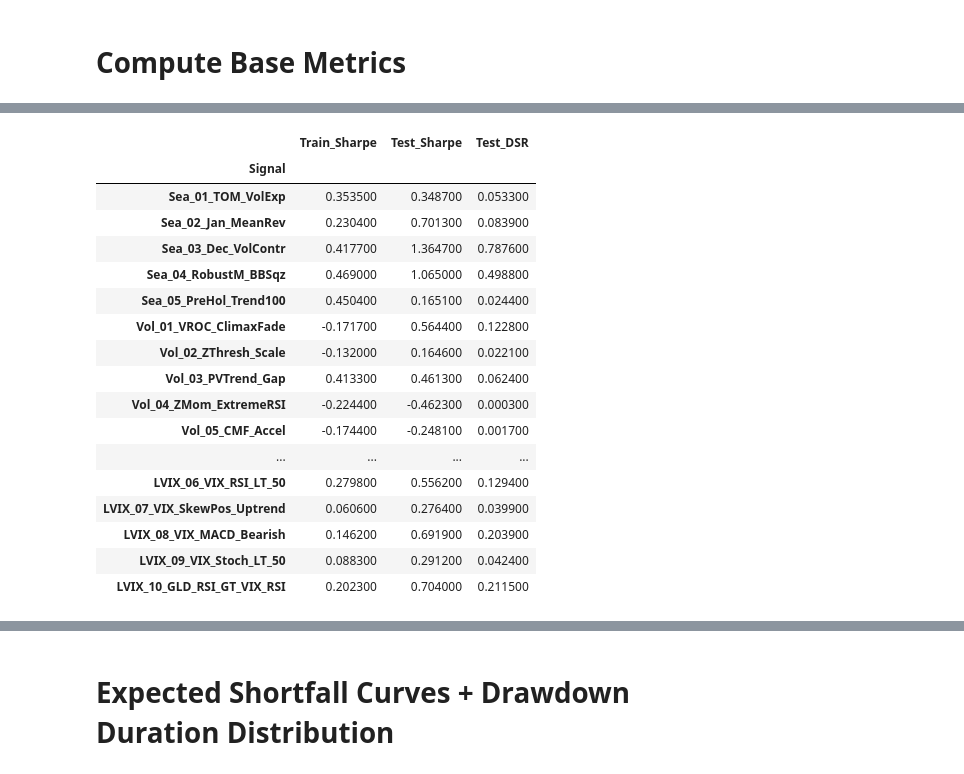
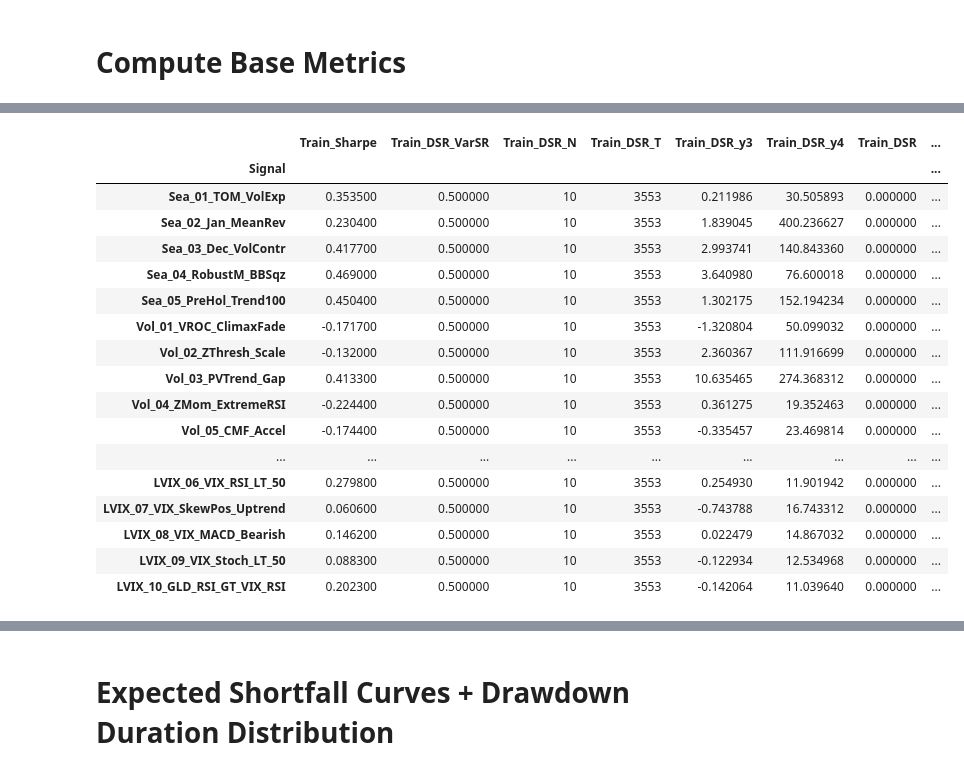
Before and after one commit to gordy93/Prometheus_Capital_2026, a Jupyter notebook: Signal_generation_evaluation_framework.ipynb, the cells around one changed output, grey strips where cells are left out. Cells and saved outputs as stored; diff of their text form; code cells hidden in the pictures.

```diff
--- a/Signal_generation_evaluation_framework.ipynb
+++ b/Signal_generation_evaluation_framework.ipynb
@@ -245,14 +325,18 @@ print("✅ Cell 4: Core math helper functions loaded.")
 # Compute Base Metrics
 # %%
 # ==============================================================================
-# --- CELL 5: COMPUTE BASE METRICS ---
+# CELL 5: COMPUTE BASE METRICS
 # ==============================================================================
+print("Running Train/Test Metrics for all Signals...")
+
 def summary_metrics(sig: pd.Series, mask=None):
     gross, net, cost, s = compute_returns(sig, mask)
     r = net.fillna(0)
 
     if len(r) < 10 or r.std() == 0:
-        return {"NetSharpe": 0, "Turnover": 0, "DSR": 0, "NW_Mean_t": 0, "ES_5": 0}
+        return {
+            "NetSharpe": 0, "Turnover": 0, "DSR": 0, "NW_Mean_t": 0, "ES_5": 0,
+            "DSR_VarSR": np.nan, "DSR_N": np.nan, "DSR_T": int(len(r)), "DSR_y3": np.nan, "DSR_y4": np.nan}
 
     sh = sharpe_stats(r)
     turnover = s.diff().abs().fillna(0).mean()
@@ -260,32 +344,54 @@ def summary_metrics(sig: pd.Series, mask=None):
     var_5 = np.quantile(r, 0.05)
     es_5 = r[r <= var_5].mean() if len(r[r <= var_5]) else var_5
 
-    dsr = deflated_sharpe_ratio(
-        sr_annual=sh["Sharpe"], n_obs=len(r), n_trials=max(len(ALL_SIGS), 2),
-        skewness=float(skew(r, bias=False)), ex_kurt=float(kurtosis(r, fisher=False, bias=False)))
+    y3 = float(skew(r, bias=False))
+    y4 = float(kurtosis(r, fisher=False, bias=False))
+
+    dsr, dsr_inputs = deflated_sharpe_ratio(
+        sr_annual=float(sh["Sharpe"]),
+        n_obs=len(r),
+        n_trials=10,
+        skewness=y3,
+        ex_kurt=y4,
+        return_inputs=True)
 
     return {
         "NetSharpe": round(float(sh["Sharpe"]), 4),
         "NW_Mean_t": round(float(sh["Mean_t"]), 4),
         "Turnover": round(float(turnover), 4),
         "ES_5": round(float(es_5 * 100), 3),
-        "DSR": round(float(dsr), 4)}
+        "DSR": round(float(dsr), 4),
+
+        "DSR_VarSR": float(dsr_inputs["VarSR"]),
+        "DSR_N": int(dsr_inputs["N"]),
+        "DSR_T": int(dsr_inputs["T"]),
+        "DSR_y3": float(dsr_inputs["y3"]),
+        "DSR_y4": float(dsr_inputs["y4"])}
 
 base_metrics = {}
-print("Computing standard Train/Test metrics for all signals...")
 for name, sig in ALL_SIGS.items():
     tr_m = summary_metrics(sig, train_mask)
     te_m = summary_metrics(sig, test_mask)
     base_metrics[name] = {"Train": tr_m, "Test": te_m}
 
-# Display standard metrics instantly
 df_base = pd.DataFrame([{
     "Signal": k,
+
     "Train_Sharpe": v["Train"]["NetSharpe"],
+    "Train_DSR_VarSR": v["Train"]["DSR_VarSR"],
+    "Train_DSR_N": v["Train"]["DSR_N"],
+    "Train_DSR_T": v["Train"]["DSR_T"],
+    "Train_DSR_y3": v["Train"]["DSR_y3"],
+    "Train_DSR_y4": v["Train"]["DSR_y4"],
+    "Train_DSR": v["Train"]["DSR"],
+
     "Test_Sharpe": v["Test"]["NetSharpe"],
-    "Test_DSR": v["Test"]["DSR"]}
-
-for k, v in base_metrics.items()]).set_index("Signal")
+    "Test_DSR_VarSR": v["Test"]["DSR_VarSR"],
+    "Test_DSR_N": v["Test"]["DSR_N"],
+    "Test_DSR_T": v["Test"]["DSR_T"],
+    "Test_DSR_y3": v["Test"]["DSR_y3"],
+    "Test_DSR_y4": v["Test"]["DSR_y4"],
+    "Test_DSR": v["Test"]["DSR"]} for k, v in base_metrics.items()]).set_index("Signal")
 
 display(df_base.style.background_gradient(cmap="RdYlGn"))
 # %% [output]
@@ -293,18 +399,18 @@ Computing standard Train/Test metrics for all signals...
-|  | Train_Sharpe | Test_Sharpe | Test_DSR |
-| Signal |  |  |  |
-| Sea_01_TOM_VolExp | 0.353500 | 0.348700 | 0.053300 |
-| Sea_02_Jan_MeanRev | 0.230400 | 0.701300 | 0.083900 |
-| Sea_03_Dec_VolContr | 0.417700 | 1.364700 | 0.787600 |
-| Sea_04_RobustM_BBSqz | 0.469000 | 1.065000 | 0.498800 |
-| Sea_05_PreHol_Trend100 | 0.450400 | 0.165100 | 0.024400 |
-| Vol_01_VROC_ClimaxFade | -0.171700 | 0.564400 | 0.122800 |
-| Vol_02_ZThresh_Scale | -0.132000 | 0.164600 | 0.022100 |
-| Vol_03_PVTrend_Gap | 0.413300 | 0.461300 | 0.062400 |
-| Vol_04_ZMom_ExtremeRSI | -0.224400 | -0.462300 | 0.000300 |
-| Vol_05_CMF_Accel | -0.174400 | -0.248100 | 0.001700 |
-| ... | ... | ... | ... |
-| LVIX_06_VIX_RSI_LT_50 | 0.279800 | 0.556200 | 0.129400 |
-| LVIX_07_VIX_SkewPos_Uptrend | 0.060600 | 0.276400 | 0.039900 |
-| LVIX_08_VIX_MACD_Bearish | 0.146200 | 0.691900 | 0.203900 |
-| LVIX_09_VIX_Stoch_LT_50 | 0.088300 | 0.291200 | 0.042400 |
-| LVIX_10_GLD_RSI_GT_VIX_RSI | 0.202300 | 0.704000 | 0.211500 |
+|  | Train_Sharpe | Train_DSR_VarSR | Train_DSR_N | Train_DSR_T | Train_DSR_y3 | Train_DSR_y4 | Train_DSR | ... |
+| Signal |  |  |  |  |  |  |  | ... |
+| Sea_01_TOM_VolExp | 0.353500 | 0.500000 | 10 | 3553 | 0.211986 | 30.505893 | 0.000000 | ... |
+| Sea_02_Jan_MeanRev | 0.230400 | 0.500000 | 10 | 3553 | 1.839045 | 400.236627 | 0.000000 | ... |
+| Sea_03_Dec_VolContr | 0.417700 | 0.500000 | 10 | 3553 | 2.993741 | 140.843360 | 0.000000 | ... |
+| Sea_04_RobustM_BBSqz | 0.469000 | 0.500000 | 10 | 3553 | 3.640980 | 76.600018 | 0.000000 | ... |
+| Sea_05_PreHol_Trend100 | 0.450400 | 0.500000 | 10 | 3553 | 1.302175 | 152.194234 | 0.000000 | ... |
+| Vol_01_VROC_ClimaxFade | -0.171700 | 0.500000 | 10 | 3553 | -1.320804 | 50.099032 | 0.000000 | ... |
+| Vol_02_ZThresh_Scale | -0.132000 | 0.500000 | 10 | 3553 | 2.360367 | 111.916699 | 0.000000 | ... |
+| Vol_03_PVTrend_Gap | 0.413300 | 0.500000 | 10 | 3553 | 10.635465 | 274.368312 | 0.000000 | ... |
+| Vol_04_ZMom_ExtremeRSI | -0.224400 | 0.500000 | 10 | 3553 | 0.361275 | 19.352463 | 0.000000 | ... |
+| Vol_05_CMF_Accel | -0.174400 | 0.500000 | 10 | 3553 | -0.335457 | 23.469814 | 0.000000 | ... |
+| ... | ... | ... | ... | ... | ... | ... | ... | ... |
+| LVIX_06_VIX_RSI_LT_50 | 0.279800 | 0.500000 | 10 | 3553 | 0.254930 | 11.901942 | 0.000000 | ... |
+| LVIX_07_VIX_SkewPos_Uptrend | 0.060600 | 0.500000 | 10 | 3553 | -0.743788 | 16.743312 | 0.000000 | ... |
+| LVIX_08_VIX_MACD_Bearish | 0.146200 | 0.500000 | 10 | 3553 | 0.022479 | 14.867032 | 0.000000 | ... |
+| LVIX_09_VIX_Stoch_LT_50 | 0.088300 | 0.500000 | 10 | 3553 | -0.122934 | 12.534968 | 0.000000 | ... |
+| LVIX_10_GLD_RSI_GT_VIX_RSI | 0.202300 | 0.500000 | 10 | 3553 | -0.142064 | 11.039640 | 0.000000 | ... |
```
Also changed, not shown: parts of 20 cells of this notebook.
